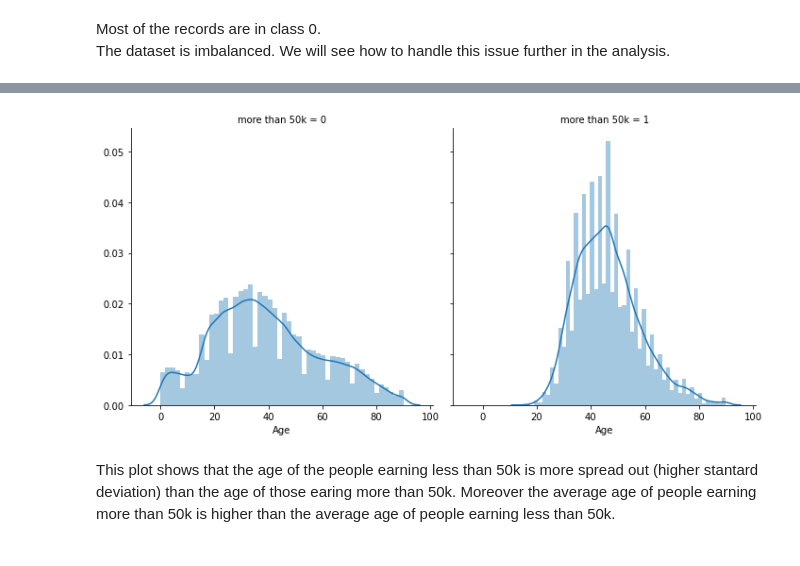
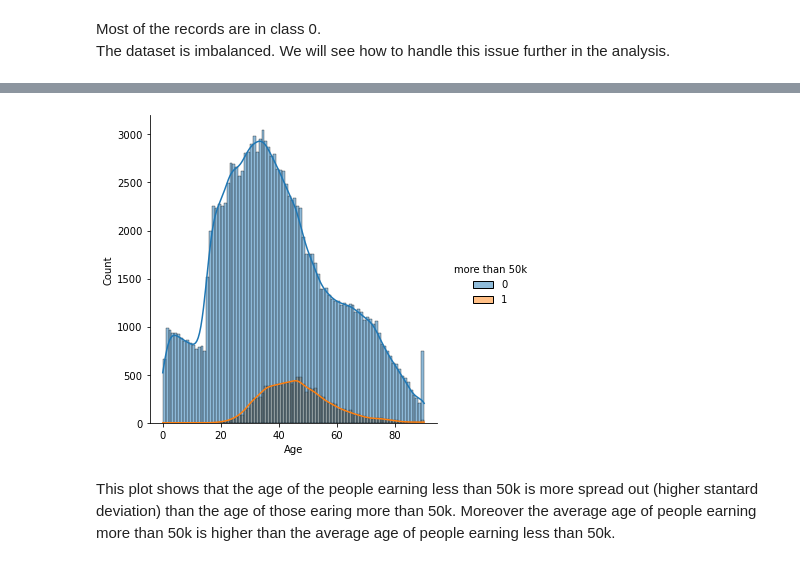
Before and after one commit to Nicolas-Nguyen/dataiku-technical-evaluation, a Jupyter notebook: Dataiku_Technical_Evaluation_Nicolas_NGUYEN-KHOA-MAN.ipynb, the cells around one changed output, grey strips where cells are left out. Cells and saved outputs as stored; diff of their text form; code cells hidden in the pictures.

```diff
--- a/Dataiku_Technical_Evaluation_Nicolas_NGUYEN-KHOA-MAN.ipynb
+++ b/Dataiku_Technical_Evaluation_Nicolas_NGUYEN-KHOA-MAN.ipynb
@@ -267,12 +272,15 @@ Most of the records are in class 0.
 # %%
 #Plotting the age distribution by class
 
-ax = sns.FacetGrid(train, col='more than 50k', height=5)
-ax = ax.map(sns.distplot, "age")
+#deprecated in future versions
+#ax = sns.FacetGrid(train, col='more than 50k', height=5)
+#ax = ax.map(sns.distplot, "age")
+
+ax = sns.displot(data=train, x='age', hue='more than 50k', kde=True)
 ax.set(xlabel='Age')
 plt.show()
 # %% [output]
-[figure, old version]
+[figure, new version]
 # %% [markdown]
 This plot shows that the age of the people earning less than 50k is more spread out (higher stantard deviation) than the age of those earing more than 50k. Moreover the average age of people earning more than 50k is higher than the average age of people earning less than 50k.
 # %%
```
Also changed, not shown: parts of 2 cells of this notebook, 1 other file.
